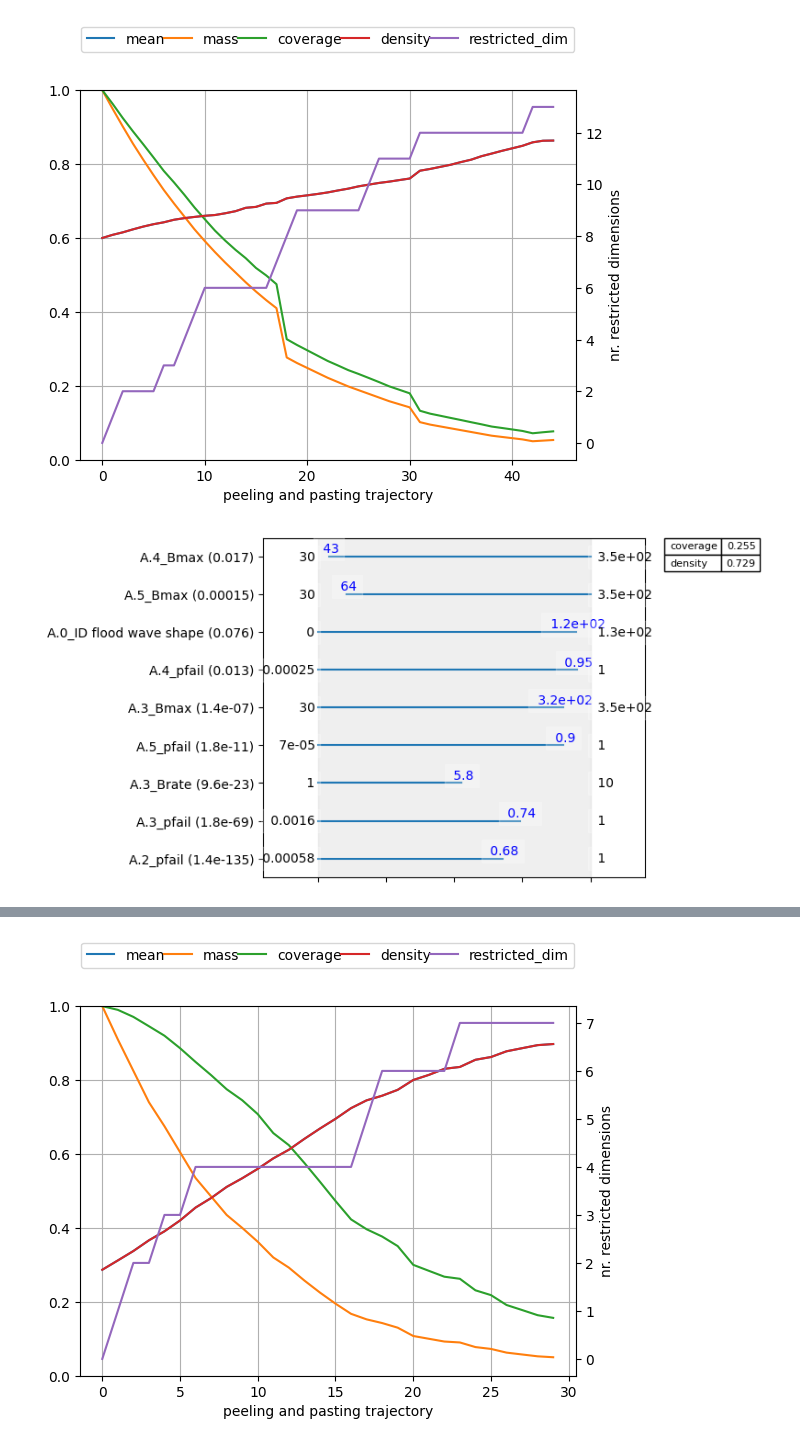
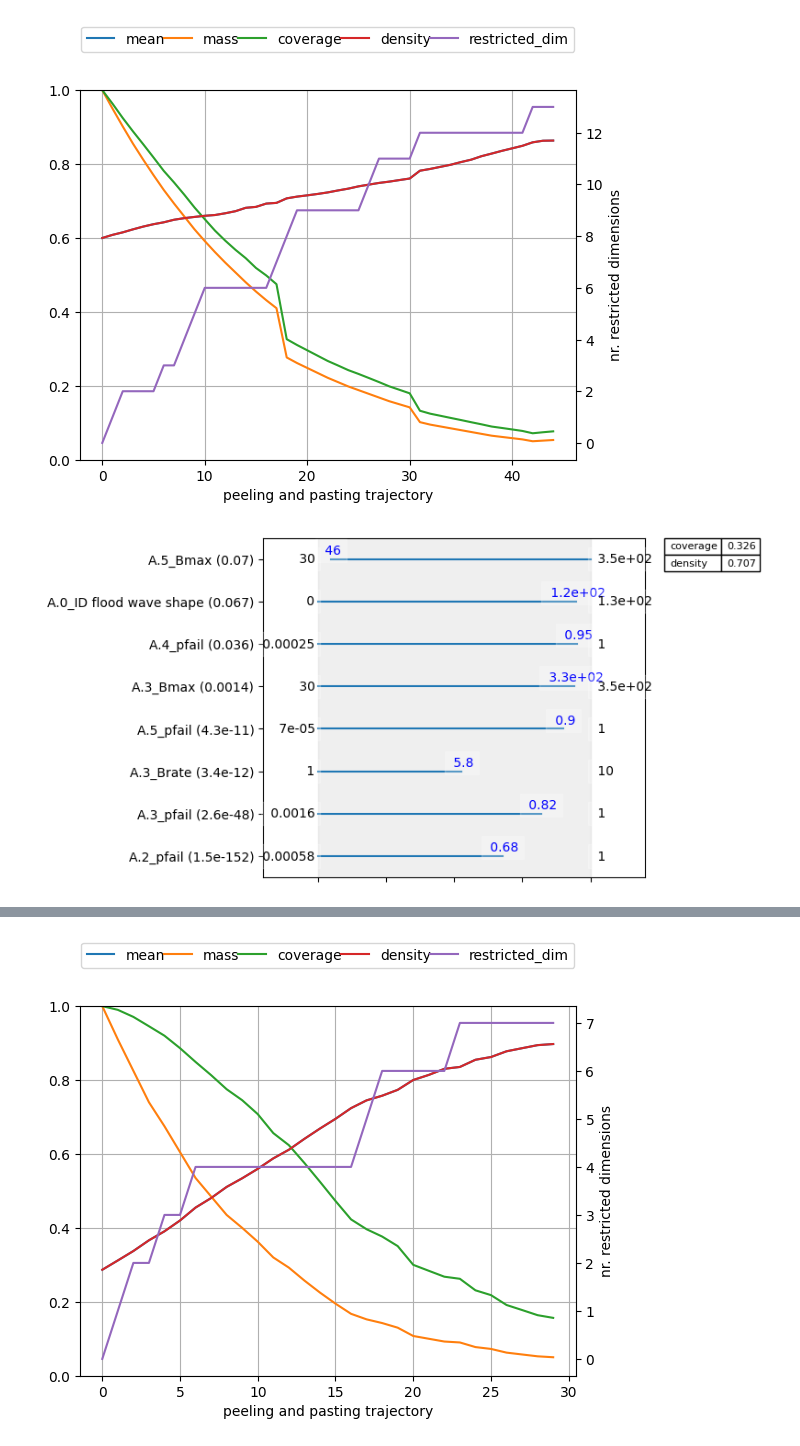
Before and after one commit to pkastelein/EPA141A, a Jupyter notebook: final assignment/Main_document.ipynb, the cells around one changed output, grey strips where cells are left out. Cells and saved outputs as stored; diff of their text form; code cells hidden in the pictures.

```diff
--- a/final assignment/Main_document.ipynb
+++ b/final assignment/Main_document.ipynb
@@ -63,8 +72,8 @@ data_lhs_outcomes.describe()
 | max | 3.573924e+09 | 9.312629e+08 | 1.900600e+09 | 124712.130862 | ... |
 # %%
 # Set the thresholds
-threshold_value_deaths_unfavourable = data_lhs_outcomes['Expected Number of Deaths'].quantile(0.60)
-threshold_value_damage_unfavourable = data_lhs_outcomes['Expected Annual Damage'].quantile(0.60)
+threshold_value_deaths_unfavourable = data_lhs_outcomes['Expected Number of Deaths'].quantile(0.40)
+threshold_value_damage_unfavourable = data_lhs_outcomes['Expected Annual Damage'].quantile(0.40)
 
 threshold_value_deaths_favourable = data_lhs_outcomes['Expected Number of Deaths'].quantile(0.40)
 threshold_value_damage_favourable = data_lhs_outcomes['Expected Annual Damage'].quantile(0.40)
@@ -78,15 +95,22 @@ print(f"Expected Annual Damage: {threshold_value_damage_favourable}")
 # %%
+# Split the data into levers and uncertainties
 x = data_lhs_experiments
 x_levers = x.iloc[:, -34:-3]
 x_uncertainties = x.iloc[:, 0:-34]
+
+# Print the column names for levers and uncertainties for verification
 print(f"Columns in x_levers: {x_levers.columns.tolist()}")
 print(f"Columns in x_uncertainties: {x_uncertainties.columns.tolist()}")
 
-y_unfavourable = (data_lhs_outcomes['Expected Number of Deaths'] > threshold_value_deaths_unfavourable) & (data_lhs_outcomes['Expected Annual Damage'] > threshold_value_deaths_unfavourable)
+# Define the target variable for unfavorable outcomes
+# Unfavorable outcomes are defined as scenarios where both the number of deaths and annual damage exceed their respective thresholds
+y_unfavourable = (data_lhs_outcomes['Expected Number of Deaths'] > threshold_value_deaths_unfavourable) & \
+                 (data_lhs_outcomes['Expected Annual Damage'] > threshold_value_deaths_unfavourable)
 
-y_unfavourable = (data_lhs_outcomes['Expected Number of Deaths'] > data_lhs_outcomes['Expected Number of Deaths'].quantile(0.40))
-
-y_favourable = (data_lhs_outcomes['Expected Number of Deaths'] < threshold_value_deaths_favourable) & (data_lhs_outcomes['Expected Annual Damage'] < threshold_value_deaths_favourable)
+# Define the target variable for favorable outcomes
+# Favorable outcomes are defined as scenarios where both the number of deaths and annual damage are below their respective thresholds
+y_favourable = (data_lhs_outcomes['Expected Number of Deaths'] < threshold_value_deaths_favourable) & \
+               (data_lhs_outcomes['Expected Annual Damage'] < threshold_value_deaths_favourable)
 # %% [output]
 Columns in x_levers: ['0_RfR 0', '0_RfR 1', '0_RfR 2', '1_RfR 0', '1_RfR 1', '1_RfR 2', '2_RfR 0', '2_RfR 1', '2_RfR 2', '3_RfR 0', '3_RfR 1', '3_RfR 2', '4_RfR 0', '4_RfR 1', '4_RfR 2', 'A.1_DikeIncr ...
 Columns in x_uncertainties: ['A.0_ID flood wave shape', 'A.1_Bmax', 'A.1_Brate', 'A.1_pfail', 'A.2_Bmax', 'A.2_Brate', 'A.2_pfail', 'A.3_Bmax', 'A.3_Brate', 'A.3_pfail', 'A.4_Bmax', 'A.4_Brate', 'A.4_ ...
@@ -108,8 +133,8 @@ plt.show()
 # %% [output]
 [figure]
 # %%
-point = 23 # change
-box_unfavourable.inspect(point, style='graph')
+point = 18 # Selecting the point to inspect based on the trade-off plot
+box_unfavourable.inspect(point, style='graph') # Inspect the selected box using a graphical representation
 plt.show()
 # %% [output]
-[figure, old version]
+[figure, new version]
```
Also changed, not shown: parts of 22 cells of this notebook.
